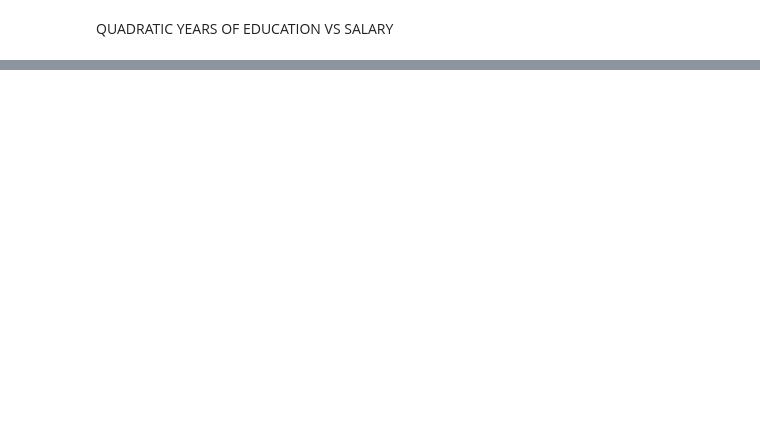
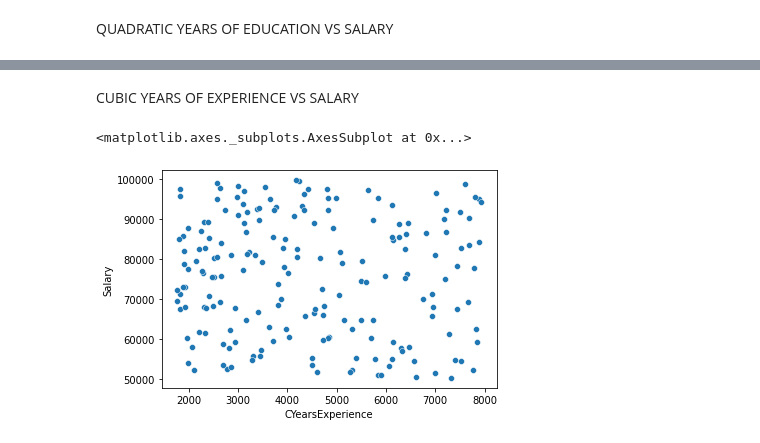
Before and after one commit to AdithyaDVarma/Biology_AI-in-agriculture_Semester1, a Jupyter notebook: Salary_Prediction_AIE_B_Project_Sem1.ipynb, the cells around one changed output, grey strips where cells are left out. Cells and saved outputs as stored; diff of their text form; code cells hidden in the pictures; blank space fills up the shorter version.

```diff
--- a/Salary_Prediction_AIE_B_Project_Sem1.ipynb
+++ b/Salary_Prediction_AIE_B_Project_Sem1.ipynb
@@ -370,2 +373,9 @@ array([[82108.53779696]])
 # %%
 assert Salary == lm.predict([[7]])
+# %% [markdown]
+CUBIC YEARS OF EXPERIENCE VS SALARY
+# %%
+sns.scatterplot(data=Testset, x="CYearsExperience",y="Salary")
+# %% [output]
+<matplotlib.axes._subplots.AxesSubplot at 0x...>
+[figure, added]
```
Also changed, not shown: parts of 39 cells of this notebook.
